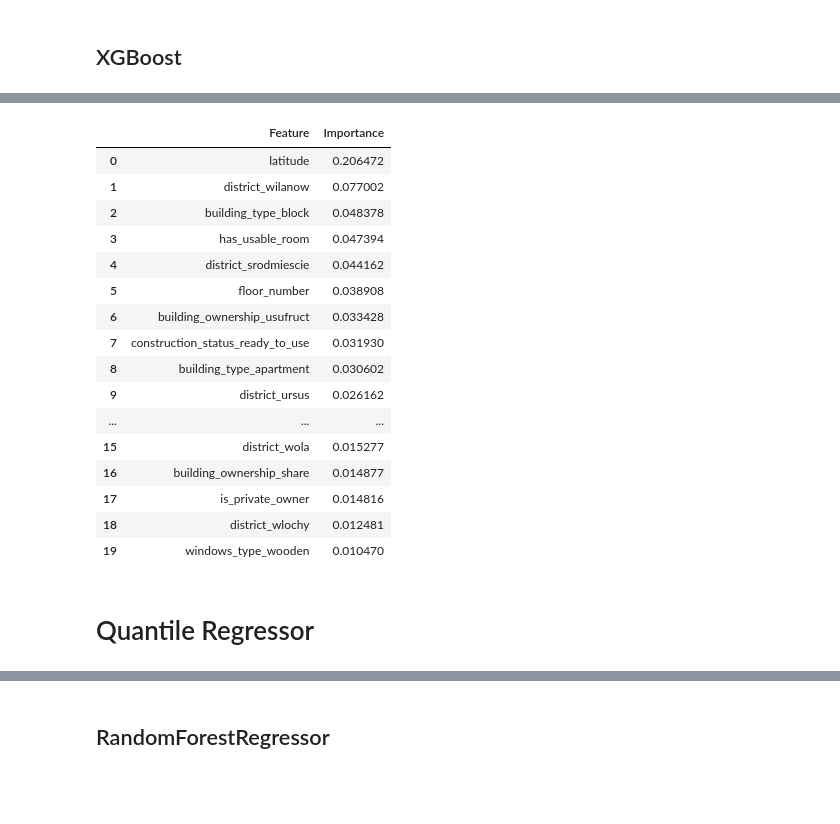
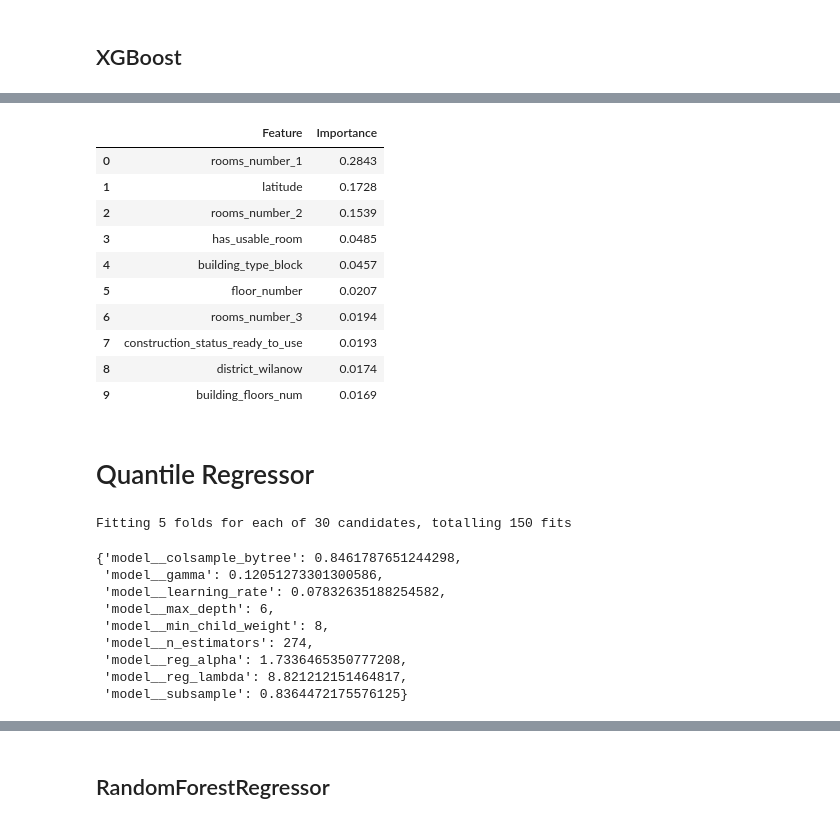
Before and after one commit to scarcamo/ml2-project, a Jupyter notebook: regression.ipynb, the cells around one changed output, grey strips where cells are left out. Cells and saved outputs as stored; diff of their text form; code cells hidden in the pictures; blank space fills up the shorter version.

```diff
--- a/regression.ipynb
+++ b/regression.ipynb
@@ -560,14 +560,15 @@ The methods compared are:
 - XGBoost Regressor
 - Random Forest Regressor
 # %%
-N_ITER = 25
-SCORING='neg_mean_squared_error' # neg_mean_absolute_error, neg_mean_absolute_percentage_error
+N_ITER = 30
+SCORING='neg_mean_absolute_error' # neg_mean_absolute_error, neg_root_mean_squared_error, neg_mean_absolute_percentage_error
+CV = KFold(n_splits=5, shuffle=True, random_state=RANDOM_STATE)
 # %%
 from sklearn.preprocessing import FunctionTransformer, StandardScaler
 from sklearn.impute import SimpleImputer
 from sklearn.compose import ColumnTransformer
 from sklearn.pipeline import Pipeline
-from sklearn.preprocessing import PowerTransformer, MinMaxScaler
+from sklearn.preprocessing import PowerTransformer, MinMaxScaler, RobustScaler
 
 
 log_pipeline = Pipeline([
@@ -578,8 +579,8 @@ log_pipeline = Pipeline([
 
 preprocessor = ColumnTransformer(
     transformers=[
-        ('log_transform', log_pipeline, log_transform_cols),
-        ('scaler', MinMaxScaler (), scale_cols)
+        ('log_transform', PowerTransformer(method='yeo-johnson'), log_transform_cols),
+        ('scaler', RobustScaler (), scale_cols)
     ],
     remainder=Pipeline([
         ('imputer', SimpleImputer(strategy='median')),
@@ -640,7 +640,7 @@ dtr = RandomizedSearchCV(
     param_distributions=param_dist,
     n_iter=N_ITER,
     scoring=SCORING, # neg_root_mean_squared_error, neg_mean_absolute_percentage_error
-    cv=5,
+    cv=CV,
     n_jobs=-1,
     verbose=1,
     random_state=RANDOM_STATE,
@@ -681,7 +681,7 @@ from scipy.stats import uniform, randint
 
 
 param_dist = {
-    f'{prefix}max_depth': randint(3, 8),
+    f'{prefix}max_depth': randint(3, 7),
     f'{prefix}learning_rate': uniform(0.01, 0.2),
     f'{prefix}n_estimators': randint(100, 400),
     f'{prefix}min_child_weight': randint(1, 7),
@@ -693,7 +693,7 @@ param_dist = {
 
 }
 
-cv = KFold(n_splits=10, shuffle=True, random_state=RANDOM_STATE)
+
 
 xgb_1 = RandomizedSearchCV(
     estimator=get_pipeline(xgb.XGBRegressor(tree_method="hist",
@@ -702,8 +702,11 @@ xgb_1 = RandomizedSearchCV(
     param_distributions=param_dist,
     n_iter=N_ITER,
     scoring=SCORING,
-    cv=cv,
-    n_jobs=-1
+    cv=CV,
+    n_jobs=-1,
+    verbose=1,
+    random_state=RANDOM_STATE,
+    return_train_score=True
 )
 
 xgb_1.fit(X_train, Y_train_ln)
@@ -730,33 +734,27 @@ Test metrics
 # %%
 best_xgb = xgb_1.best_estimator_.named_steps['model']
 feature_importance = best_xgb.feature_importances_
 feature_names = X_train.columns
 
 importance_df = pd.DataFrame({
     'Feature': feature_names,
     'Importance': feature_importance
 }).sort_values(by='Importance', ascending=False).reset_index(drop=True)
 
 
-importance_df.head(20)
+importance_df.head(10)
 # %% [output]
 |  | Feature | Importance |
-| 0 | latitude | 0.206472 |
-| 1 | district_wilanow | 0.077002 |
-| 2 | building_type_block | 0.048378 |
-| 3 | has_usable_room | 0.047394 |
-| 4 | district_srodmiescie | 0.044162 |
-| 5 | floor_number | 0.038908 |
-| 6 | building_ownership_usufruct | 0.033428 |
-| 7 | construction_status_ready_to_use | 0.031930 |
-| 8 | building_type_apartment | 0.030602 |
-| 9 | district_ursus | 0.026162 |
-| ... | ... | ... |
-| 15 | district_wola | 0.015277 |
-| 16 | building_ownership_share | 0.014877 |
-| 17 | is_private_owner | 0.014816 |
-| 18 | district_wlochy | 0.012481 |
-| 19 | windows_type_wooden | 0.010470 |
+| 0 | rooms_number_1 | 0.2843 |
+| 1 | latitude | 0.1728 |
+| 2 | rooms_number_2 | 0.1539 |
+| 3 | has_usable_room | 0.0485 |
+| 4 | building_type_block | 0.0457 |
+| 5 | floor_number | 0.0207 |
+| 6 | rooms_number_3 | 0.0194 |
+| 7 | construction_status_ready_to_use | 0.0193 |
+| 8 | district_wilanow | 0.0174 |
+| 9 | building_floors_num | 0.0169 |
 # %% [markdown]
 # Quantile Regressor
 # %%
@@ -781,7 +779,6 @@ param_dist = {
 
 xgbq_model = xgb.XGBRegressor(tree_method="hist", objective='reg:quantileerror', quantile_alpha=0.5)
 
-CV = KFold(n_splits=10, shuffle=True, random_state=RANDOM_STATE)
 
 xbg_q = RandomizedSearchCV(
     estimator=get_pipeline(xgbq_model),
@@ -789,13 +786,27 @@ xbg_q = RandomizedSearchCV(
     n_iter=N_ITER,
     scoring=SCORING,
     cv=CV,
-    n_jobs=-1
+    n_jobs=-1,
+    verbose=1,
+    random_state=RANDOM_STATE,
+    return_train_score=True
 )
 
 xbg_q.fit(X_train, Y_train_ln)
 
 
 xbg_q.best_params_
+# %% [output]
+Fitting 5 folds for each of 30 candidates, totalling 150 fits
+{'model__colsample_bytree': 0.8461787651244298,
+ 'model__gamma': 0.12051273301300586,
+ 'model__learning_rate': 0.07832635188254582,
+ 'model__max_depth': 6,
+ 'model__min_child_weight': 8,
+ 'model__n_estimators': 274,
+ 'model__reg_alpha': 1.7336465350777208,
+ 'model__reg_lambda': 8.821212151464817,
+ 'model__subsample': 0.8364472175576125}
 # %%
 Y_predict_train = np.exp(xbg_q.predict(X_train))
 Y_predict_test = np.exp(xbg_q.predict(X_test))
```
Also changed, not shown: parts of 23 cells of this notebook, 1 other file.
